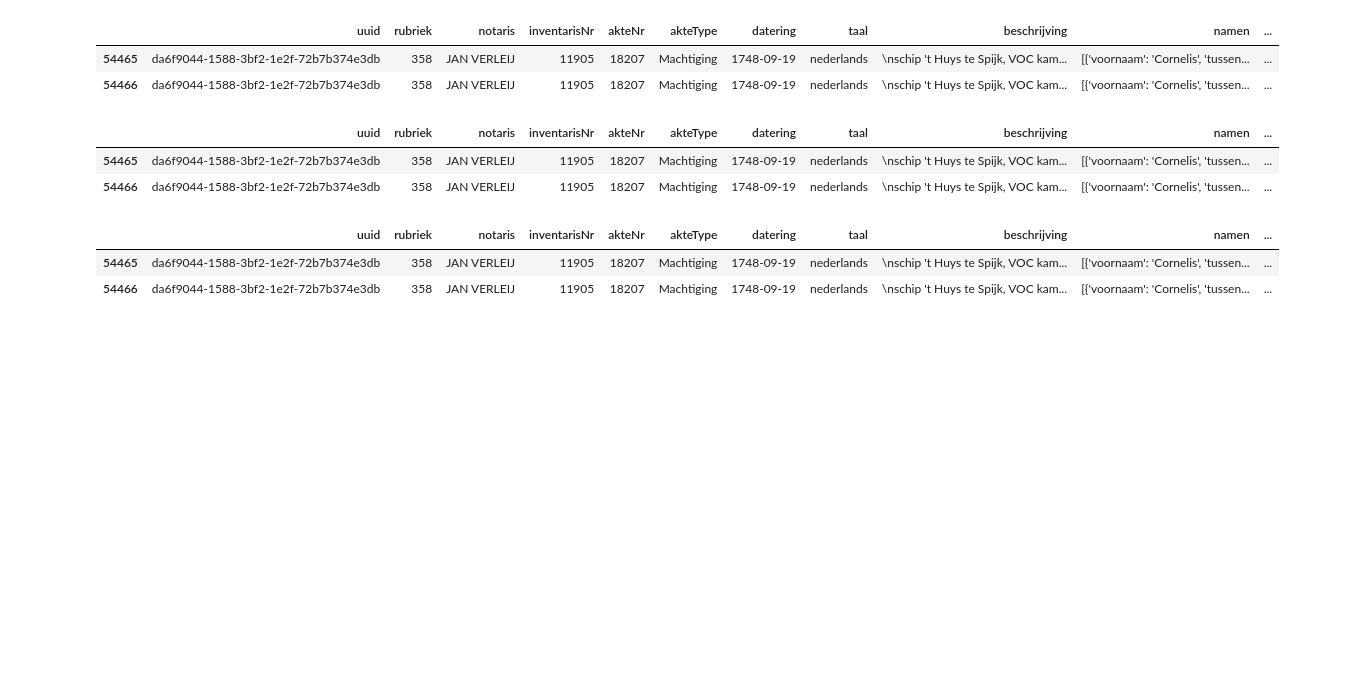
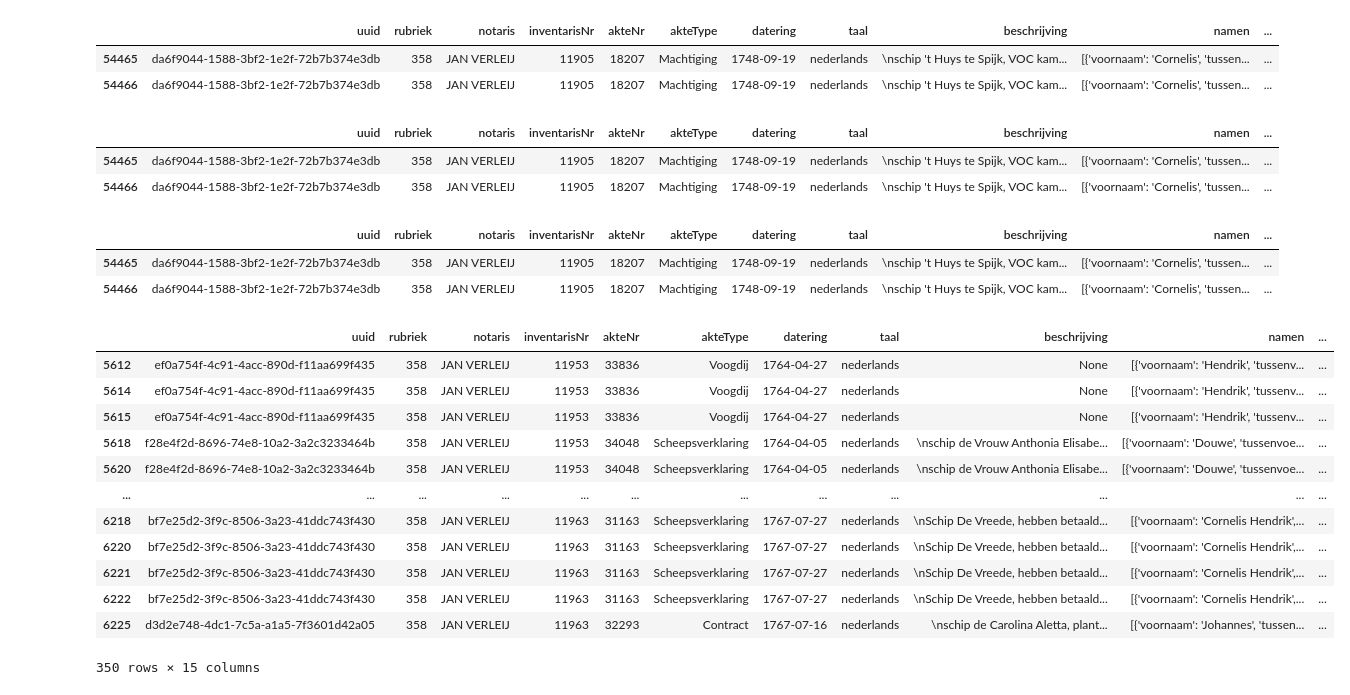
Before and after one commit to barry98/VOC-project, a Jupyter notebook: Annotation/Annotation.ipynb, the cells around one changed output. Drawn from its saved outputs; the diff is of its cells as text; code cells hidden in the pictures; blank space fills up the shorter version.

```diff
--- a/Annotation/Annotation.ipynb
+++ b/Annotation/Annotation.ipynb
@@ -291,3 +301,22 @@ subset
 |  | uuid | rubriek | notaris | inventarisNr | akteNr | akteType | datering | taal | beschrijving | namen | ... |
 | 54465 | da6f9044-1588-3bf2-1e2f-72b7b374e3db | 358 | JAN VERLEIJ | 11905 | 18207 | Machtiging | 1748-09-19 | nederlands | \nschip 't Huys te Spijk, VOC kam... | [{'voornaam': 'Cornelis', 'tussen... | ... |
 | 54466 | da6f9044-1588-3bf2-1e2f-72b7b374e3db | 358 | JAN VERLEIJ | 11905 | 18207 | Machtiging | 1748-09-19 | nederlands | \nschip 't Huys te Spijk, VOC kam... | [{'voornaam': 'Cornelis', 'tussen... | ... |
+# %%
+sub = pd.read_json('subset1.json')
+sub2 = pd.read_json('subset2.json')
+# %%
+sub2[sub2.data_matches != 0][350:700]
+# %% [output]
+|  | uuid | rubriek | notaris | inventarisNr | akteNr | akteType | datering | taal | beschrijving | namen | ... |
+| 5612 | ef0a754f-4c91-4acc-890d-f11aa699f435 | 358 | JAN VERLEIJ | 11953 | 33836 | Voogdij | 1764-04-27 | nederlands | None | [{'voornaam': 'Hendrik', 'tussenv... | ... |
+| 5614 | ef0a754f-4c91-4acc-890d-f11aa699f435 | 358 | JAN VERLEIJ | 11953 | 33836 | Voogdij | 1764-04-27 | nederlands | None | [{'voornaam': 'Hendrik', 'tussenv... | ... |
+| 5615 | ef0a754f-4c91-4acc-890d-f11aa699f435 | 358 | JAN VERLEIJ | 11953 | 33836 | Voogdij | 1764-04-27 | nederlands | None | [{'voornaam': 'Hendrik', 'tussenv... | ... |
+| 5618 | f28e4f2d-8696-74e8-10a2-3a2c3233464b | 358 | JAN VERLEIJ | 11953 | 34048 | Scheepsverklaring | 1764-04-05 | nederlands | \nschip de Vrouw Anthonia Elisabe... | [{'voornaam': 'Douwe', 'tussenvoe... | ... |
+| 5620 | f28e4f2d-8696-74e8-10a2-3a2c3233464b | 358 | JAN VERLEIJ | 11953 | 34048 | Scheepsverklaring | 1764-04-05 | nederlands | \nschip de Vrouw Anthonia Elisabe... | [{'voornaam': 'Douwe', 'tussenvoe... | ... |
+| ... | ... | ... | ... | ... | ... | ... | ... | ... | ... | ... | ... |
+| 6218 | bf7e25d2-3f9c-8506-3a23-41ddc743f430 | 358 | JAN VERLEIJ | 11963 | 31163 | Scheepsverklaring | 1767-07-27 | nederlands | \nSchip De Vreede, hebben betaald... | [{'voornaam': 'Cornelis Hendrik',... | ... |
+| 6220 | bf7e25d2-3f9c-8506-3a23-41ddc743f430 | 358 | JAN VERLEIJ | 11963 | 31163 | Scheepsverklaring | 1767-07-27 | nederlands | \nSchip De Vreede, hebben betaald... | [{'voornaam': 'Cornelis Hendrik',... | ... |
+| 6221 | bf7e25d2-3f9c-8506-3a23-41ddc743f430 | 358 | JAN VERLEIJ | 11963 | 31163 | Scheepsverklaring | 1767-07-27 | nederlands | \nSchip De Vreede, hebben betaald... | [{'voornaam': 'Cornelis Hendrik',... | ... |
+| 6222 | bf7e25d2-3f9c-8506-3a23-41ddc743f430 | 358 | JAN VERLEIJ | 11963 | 31163 | Scheepsverklaring | 1767-07-27 | nederlands | \nSchip De Vreede, hebben betaald... | [{'voornaam': 'Cornelis Hendrik',... | ... |
+| 6225 | d3d2e748-4dc1-7c5a-a1a5-7f3601d42a05 | 358 | JAN VERLEIJ | 11963 | 32293 | Contract | 1767-07-16 | nederlands | \nschip de Carolina Aletta, plant... | [{'voornaam': 'Johannes', 'tussen... | ... |
+350 rows × 15 columns
```
Also changed, not shown: parts of 12 cells of this notebook, 3 other files.
